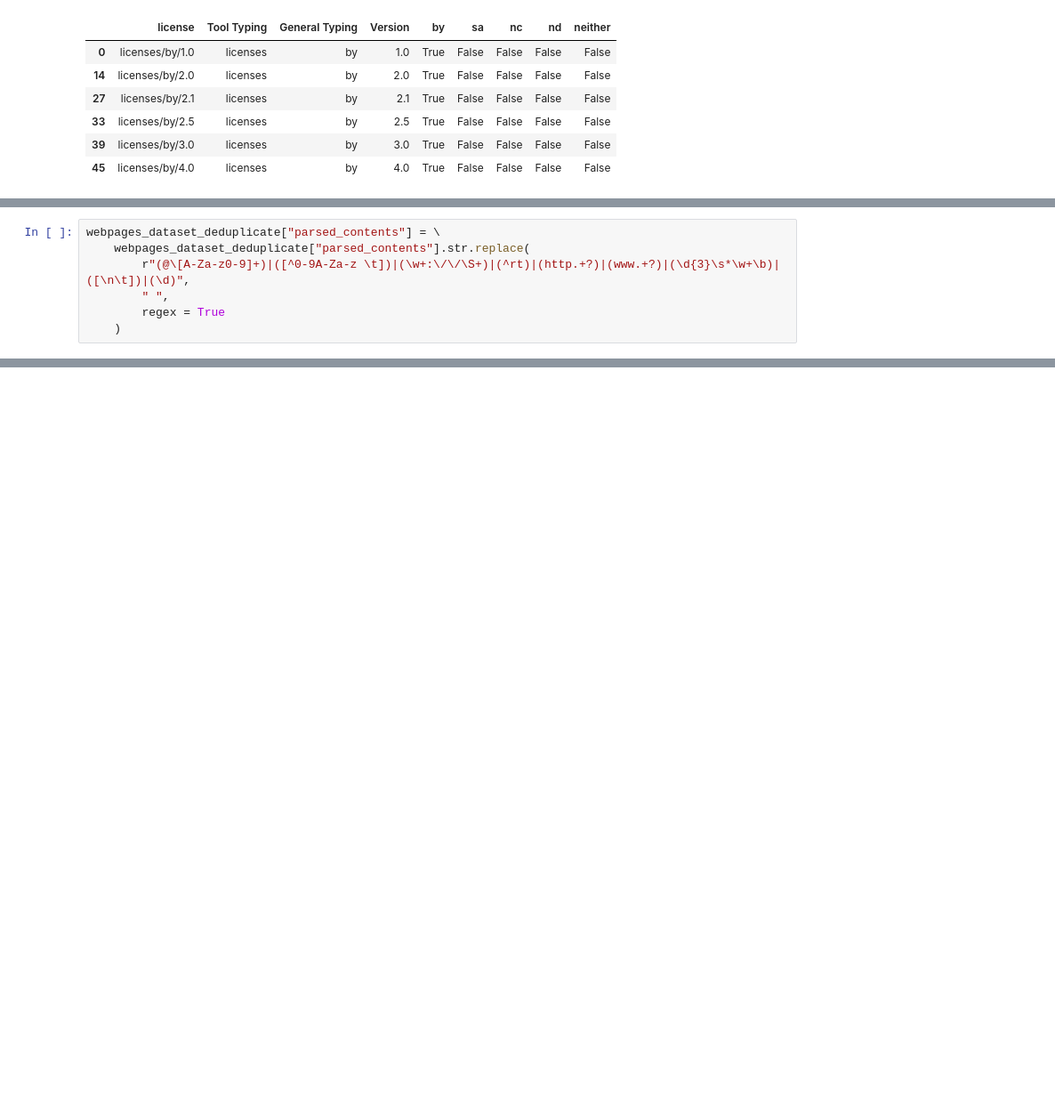
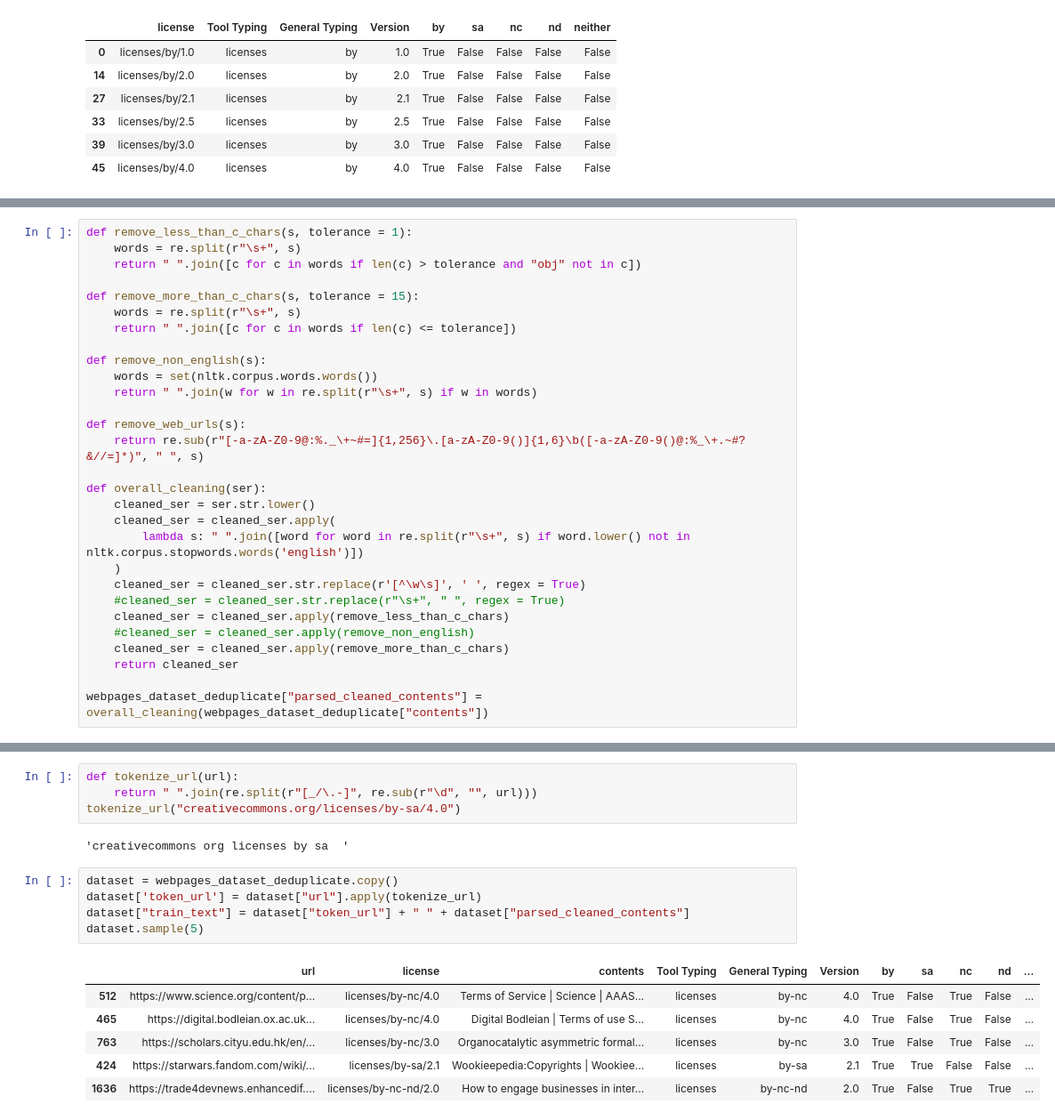
Before and after one commit to creativecommons/quantifying, a Jupyter notebook: model_sampling/model_dev.ipynb, the cells around one changed output, grey strips where cells are left out. Shown at 89% size. Saved outputs shown, nothing was run; the diff lists cells and outputs as text; blank space fills up the shorter version.

```diff
--- a/model_sampling/model_dev.ipynb
+++ b/model_sampling/model_dev.ipynb
@@ -124,7 +150,0 @@ Name: 1149, dtype: object
-# %%
-webpages_dataset_deduplicate["parsed_contents"] = \
-    webpages_dataset_deduplicate["parsed_contents"].str.replace(
-        r"(@\[A-Za-z0-9]+)|([^0-9A-Za-z \t])|(\w+:\/\/\S+)|(^rt)|(http.+?)|(www.+?)|(\d{3}\s*\w+\b)|([\n\t])|(\d)",
-        " ",
-        regex = True
-    )
@@ -144,0 +151,29 @@ webpages_dataset_deduplicate[["contents", "parsed_contents"]].sample(10)
+# %%
+def remove_less_than_c_chars(s, tolerance = 1):
+    words = re.split(r"\s+", s)
+    return " ".join([c for c in words if len(c) > tolerance and "obj" not in c])
+
+def remove_more_than_c_chars(s, tolerance = 15):
+    words = re.split(r"\s+", s)
+    return " ".join([c for c in words if len(c) <= tolerance])
+
+def remove_non_english(s):
+    words = set(nltk.corpus.words.words())
+    return " ".join(w for w in re.split(r"\s+", s) if w in words)
+
+def remove_web_urls(s):
+    return re.sub(r"[-a-zA-Z0-9@:%._\+~#=]{1,256}\.[a-zA-Z0-9()]{1,6}\b([-a-zA-Z0-9()@:%_\+.~#?&//=]*)", " ", s)
+
+def overall_cleaning(ser):
+    cleaned_ser = ser.str.lower()
+    cleaned_ser = cleaned_ser.apply(
+        lambda s: " ".join([word for word in re.split(r"\s+", s) if word.lower() not in nltk.corpus.stopwords.words('english')])
+    )
+    cleaned_ser = cleaned_ser.str.replace(r'[^\w\s]', ' ', regex = True)
+    #cleaned_ser = cleaned_ser.str.replace(r"\s+", " ", regex = True)
+    cleaned_ser = cleaned_ser.apply(remove_less_than_c_chars)
+    #cleaned_ser = cleaned_ser.apply(remove_non_english)
+    cleaned_ser = cleaned_ser.apply(remove_more_than_c_chars)
+    return cleaned_ser
+
+webpages_dataset_deduplicate["parsed_cleaned_contents"] = overall_cleaning(webpages_dataset_deduplicate["contents"])
@@ -144,0 +211,18 @@ webpages_dataset_deduplicate[["contents", "parsed_contents"]].sample(10)
+# %%
+def tokenize_url(url):
+    return " ".join(re.split(r"[_/\.-]", re.sub(r"\d", "", url)))
+tokenize_url("creativecommons.org/licenses/by-sa/4.0")
+# %% [output]
+'creativecommons org licenses by sa  '
+# %%
+dataset = webpages_dataset_deduplicate.copy()
+dataset['token_url'] = dataset["url"].apply(tokenize_url)
+dataset["train_text"] = dataset["token_url"] + " " + dataset["parsed_cleaned_contents"]
+dataset.sample(5)
+# %% [output]
+|  | url | license | contents | Tool Typing | General Typing | Version | by | sa | nc | nd | ... |
+| 512 | https://www.science.org/content/p... | licenses/by-nc/4.0 | Terms of Service | Science | AAAS... | licenses | by-nc | 4.0 | True | False | True | False | ... |
+| 465 | https://digital.bodleian.ox.ac.uk... | licenses/by-nc/4.0 | Digital Bodleian | Terms of use S... | licenses | by-nc | 4.0 | True | False | True | False | ... |
+| 763 | https://scholars.cityu.edu.hk/en/... | licenses/by-nc/3.0 | Organocatalytic asymmetric formal... | licenses | by-nc | 3.0 | True | False | True | False | ... |
+| 424 | https://starwars.fandom.com/wiki/... | licenses/by-sa/2.1 | Wookieepedia:Copyrights | Wookiee... | licenses | by-sa | 2.1 | True | True | False | False | ... |
+| 1636 | https://trade4devnews.enhancedif.... | licenses/by-nc-nd/2.0 | How to engage businesses in inter... | licenses | by-nc-nd | 2.0 | True | False | True | True | ... |
```
Also changed, not shown: parts of 32 cells of this notebook, 2 other files.
